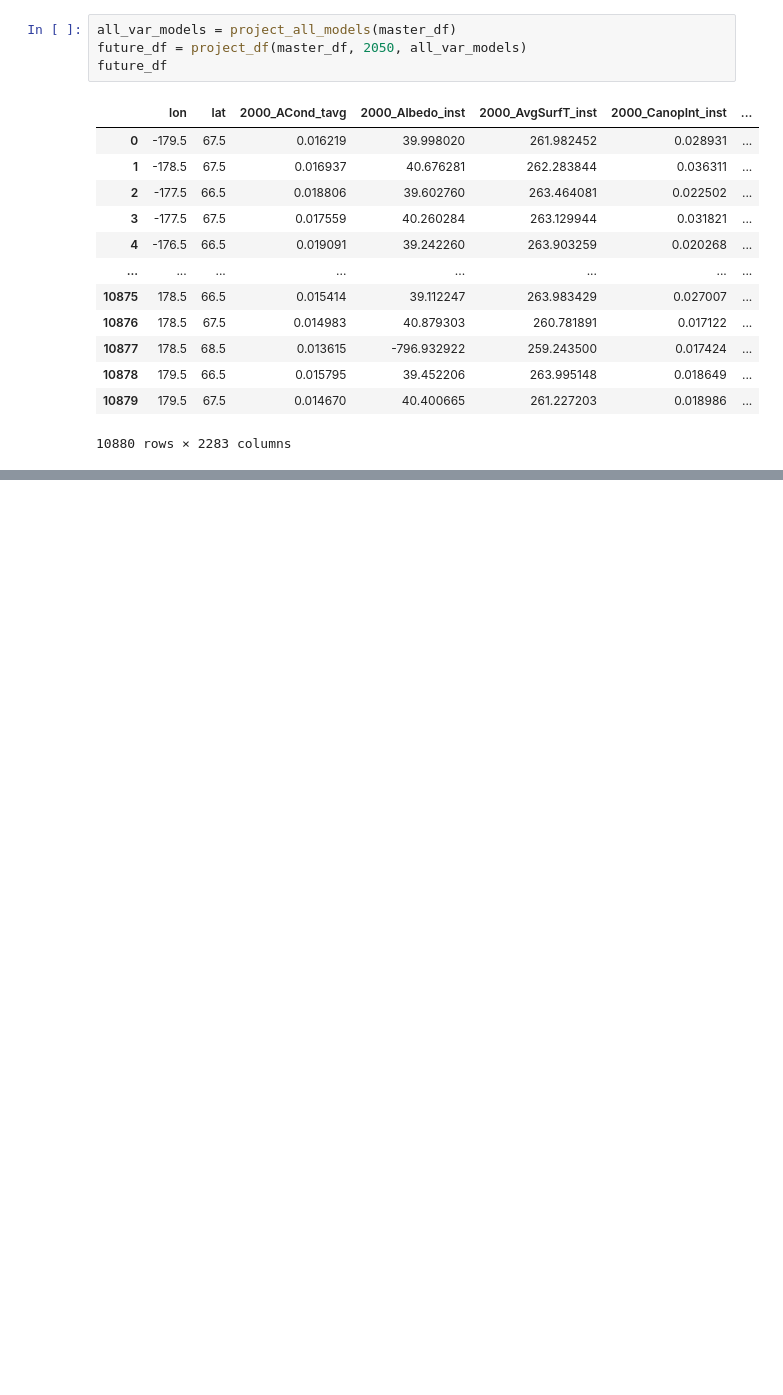
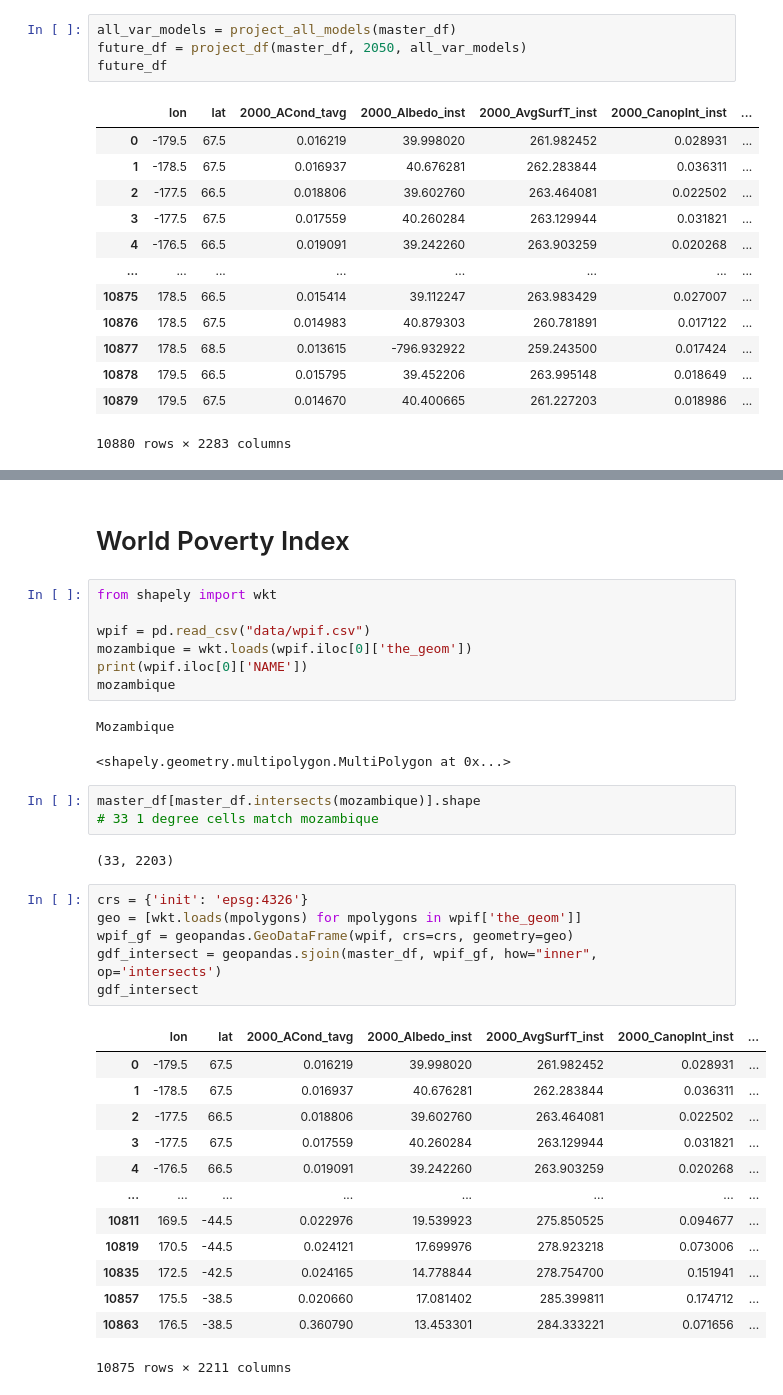
Before and after one commit to liliskov/Modern-Data-Analytics, a Jupyter notebook: Water Security.ipynb, the cells around one changed output, grey strips where cells are left out. Drawn from its saved outputs; the diff is of its cells as text; blank space fills up the shorter version.

```diff
--- a/Water Security.ipynb
+++ b/Water Security.ipynb
@@ -499,0 +502,37 @@ future_df
+# %% [markdown]
+# World Poverty Index
+# %%
+from shapely import wkt
+
+wpif = pd.read_csv("data/wpif.csv")
+mozambique = wkt.loads(wpif.iloc[0]['the_geom'])
+print(wpif.iloc[0]['NAME'])
+mozambique
+# %% [output]
+Mozambique
+<shapely.geometry.multipolygon.MultiPolygon at 0x...>
+# %%
+master_df[master_df.intersects(mozambique)].shape
+# 33 1 degree cells match mozambique
+# %% [output]
+(33, 2203)
+# %%
+crs = {'init': 'epsg:4326'}
+geo = [wkt.loads(mpolygons) for mpolygons in wpif['the_geom']]
+wpif_gf = geopandas.GeoDataFrame(wpif, crs=crs, geometry=geo)
+gdf_intersect = geopandas.sjoin(master_df, wpif_gf, how="inner", op='intersects')
+gdf_intersect
+# %% [output]
+|  | lon | lat | 2000_ACond_tavg | 2000_Albedo_inst | 2000_AvgSurfT_inst | 2000_CanopInt_inst | ... |
+| 0 | -179.5 | 67.5 | 0.016219 | 39.998020 | 261.982452 | 0.028931 | ... |
+| 1 | -178.5 | 67.5 | 0.016937 | 40.676281 | 262.283844 | 0.036311 | ... |
+| 2 | -177.5 | 66.5 | 0.018806 | 39.602760 | 263.464081 | 0.022502 | ... |
+| 3 | -177.5 | 67.5 | 0.017559 | 40.260284 | 263.129944 | 0.031821 | ... |
+| 4 | -176.5 | 66.5 | 0.019091 | 39.242260 | 263.903259 | 0.020268 | ... |
+| ... | ... | ... | ... | ... | ... | ... | ... |
+| 10811 | 169.5 | -44.5 | 0.022976 | 19.539923 | 275.850525 | 0.094677 | ... |
+| 10819 | 170.5 | -44.5 | 0.024121 | 17.699976 | 278.923218 | 0.073006 | ... |
+| 10835 | 172.5 | -42.5 | 0.024165 | 14.778844 | 278.754700 | 0.151941 | ... |
+| 10857 | 175.5 | -38.5 | 0.020660 | 17.081402 | 285.399811 | 0.174712 | ... |
+| 10863 | 176.5 | -38.5 | 0.360790 | 13.453301 | 284.333221 | 0.071656 | ... |
+10875 rows × 2211 columns
```
Also changed, not shown: parts of 7 cells of this notebook.
